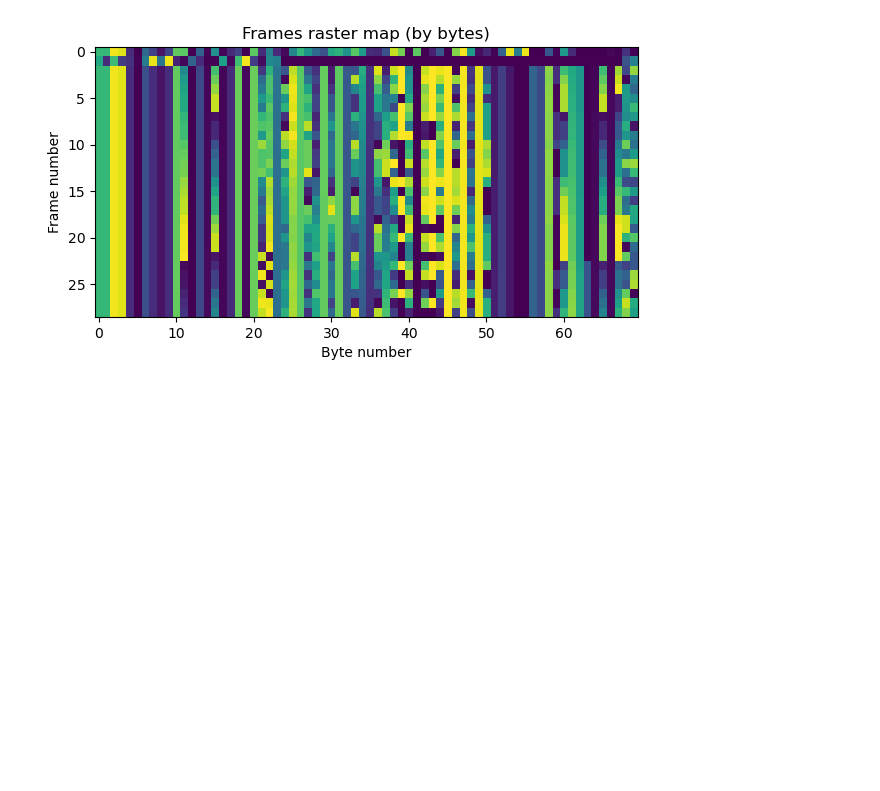
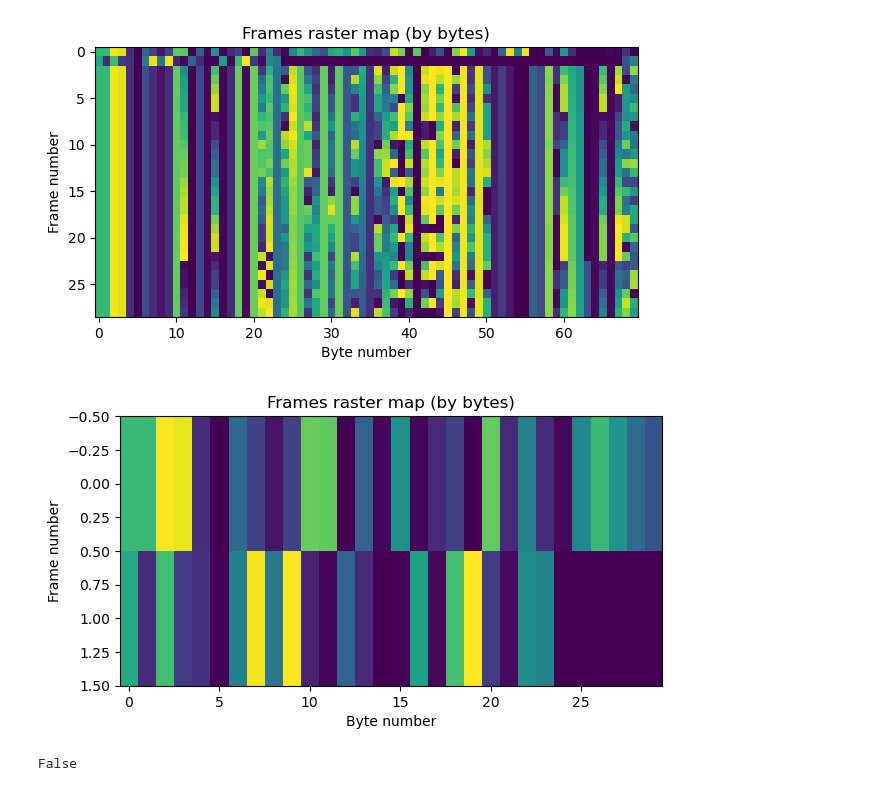
Before and after one commit to daniestevez/jupyter_notebooks, a Jupyter notebook: SLIM/LEV-1/LEV-1 frames.ipynb, the cells around one changed output. Cells and saved outputs as stored; diff of their text form; code cells hidden in the pictures; blank space fills up the shorter version.

Commit message:
Update LEV-1 frames notebook

```diff
--- a/SLIM/LEV-1/LEV-1 frames.ipynb
+++ b/SLIM/LEV-1/LEV-1 frames.ipynb
@@ -75,3 +77,10 @@ plt.xlabel('Byte number')
 plt.ylabel('Frame number');
 # %% [output]
 [figure]
+# %%
+plt.imshow(z[:2, :30], aspect='auto', interpolation='none')
+plt.title('Frames raster map (by bytes)')
+plt.xlabel('Byte number')
+plt.ylabel('Frame number');
+# %% [output]
+[figure, added]
@@ -77,0 +92,4 @@ plt.ylabel('Frame number');
+# %%
+check_crc(np.concatenate(z[:2]))
+# %% [output]
+False
```
Also changed, not shown: parts of 6 cells of this notebook.
